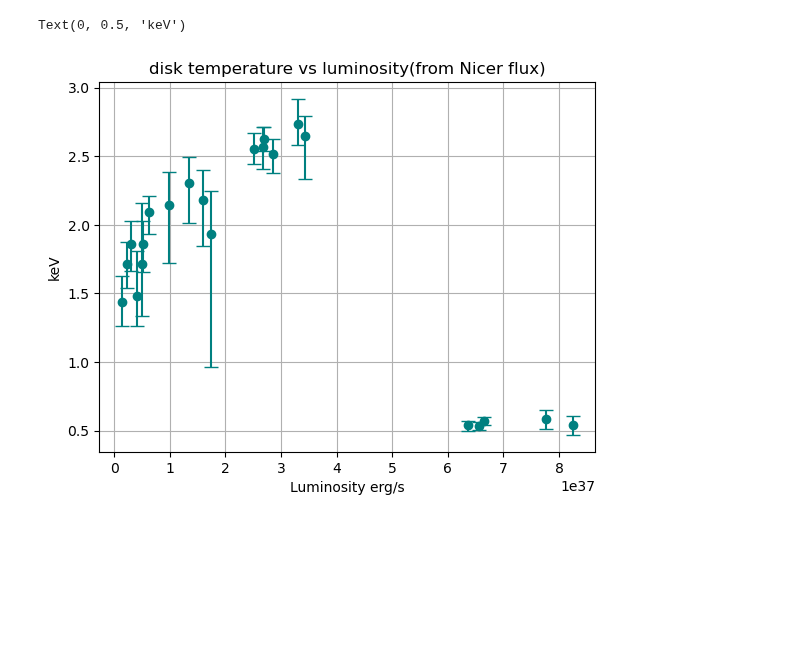
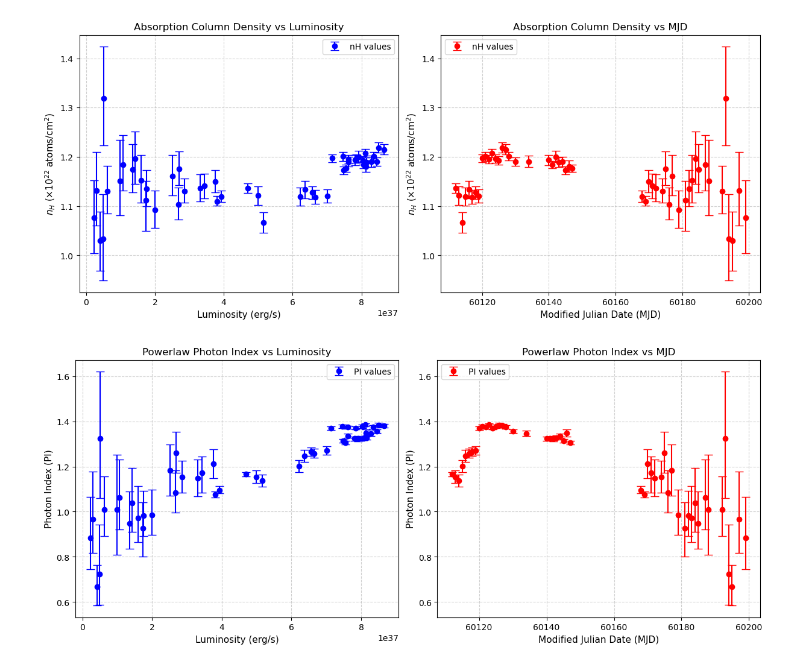
Before and after one commit to supremeKAI40/ULXP_thesis_analysis, a Jupyter notebook: nicer/nb_report_spectrum.ipynb, the cells around one changed output. Drawn from its saved outputs; the diff is of its cells as text; code cells hidden in the pictures; blank space fills up the shorter version.

```diff
--- a/nicer/nb_report_spectrum.ipynb
+++ b/nicer/nb_report_spectrum.ipynb
@@ -54,23 +73,51 @@ Text(0.5, 0, 'Luminosity erg/s')
-# %%
-def clean_line_value(value):
-    try:
-        # Try converting to float
-        return float(value)
-    except ValueError:
-        # Handle 'frozen' or other non-numeric cases
-        return np.nan
-df['kT'] = df['kT'].apply(clean_line_value)
-df['kt_low']=df['kt_low'].apply(clean_line_value)
-df['kt_hi']=df['kt_hi'].apply(clean_line_value)
-
-yerr = [np.abs(df['kt_low']), np.abs(df['kt_hi'])]
-
-# Plotting with error bars
-plt.errorbar(df['Lumin'], df['kT'], yerr=yerr, fmt='o', capsize=5, color='teal', label='kT values')
-plt.title("disk temperature vs luminosity(from Nicer flux)")
-plt.grid()
-plt.xlabel("Luminosity erg/s")
-plt.ylabel("keV")
-# %% [output]
-Text(0, 0.5, 'keV')
-[figure, removed]
+# %%
+# Create two subplots
+fig, axes = plt.subplots(1, 2, figsize=(12, 5), constrained_layout=True)
+
+# First plot: Absorption column density vs Luminosity
+axes[0].errorbar(df['Lumin'], df['nH'], yerr=yerr, fmt='o', capsize=5, color='b', label='nH values')
+axes[0].set_title("Absorption Column Density vs Luminosity", fontsize=12)
+axes[0].set_xlabel("Luminosity (erg/s)", fontsize=11)
+axes[0].set_ylabel(r"$n_H$ ($\times 10^{22}$ atoms/cm$^2$)", fontsize=11)
+axes[0].grid(True, linestyle='--', alpha=0.6)
+axes[0].legend()
+
+# Second plot: Absorption column density vs MJD
+axes[1].errorbar(df['MJD'], df['nH'], yerr=yerr, fmt='o', capsize=5, color='r', label='nH values')
+axes[1].set_title("Absorption Column Density vs MJD", fontsize=12)
+axes[1].set_xlabel("Modified Julian Date (MJD)", fontsize=11)
+axes[1].set_ylabel(r"$n_H$ ($\times 10^{22}$ atoms/cm$^2$)", fontsize=11)
+axes[1].grid(True, linestyle='--', alpha=0.6)
+axes[1].legend()
+
+# Show the plots
+plt.show()
+# %% [output]
+[figure, added]
+# %%
+# Assuming yerr is already defined as:
+yerr = [np.abs(df['pi_low']), np.abs(df['pi_hi'])]
+
+# Create two subplots
+fig, axes = plt.subplots(1, 2, figsize=(12, 5), constrained_layout=True)
+
+# First plot: Powerlaw photon index vs Luminosity
+axes[0].errorbar(df['Lumin'], df['PI'], yerr=yerr, fmt='o', capsize=5, color='b', label='PI values')
+axes[0].set_title("Powerlaw Photon Index vs Luminosity", fontsize=12)
+axes[0].set_xlabel("Luminosity (erg/s)", fontsize=11)
+axes[0].set_ylabel("Photon Index (PI)", fontsize=11)
+axes[0].grid(True, linestyle='--', alpha=0.6)
+axes[0].legend()
+
+# Second plot: Powerlaw photon index vs MJD
+axes[1].errorbar(df['MJD'], df['PI'], yerr=yerr, fmt='o', capsize=5, color='r', label='PI values')
+axes[1].set_title("Powerlaw Photon Index vs MJD", fontsize=12)
+axes[1].set_xlabel("Modified Julian Date (MJD)", fontsize=11)
+axes[1].set_ylabel("Photon Index (PI)", fontsize=11)
+axes[1].grid(True, linestyle='--', alpha=0.6)
+axes[1].legend()
+
+# Show the plots
+plt.show()
+# %% [output]
+[figure, added]
```
Also changed, not shown: parts of 16 cells of this notebook, 1 other file.
